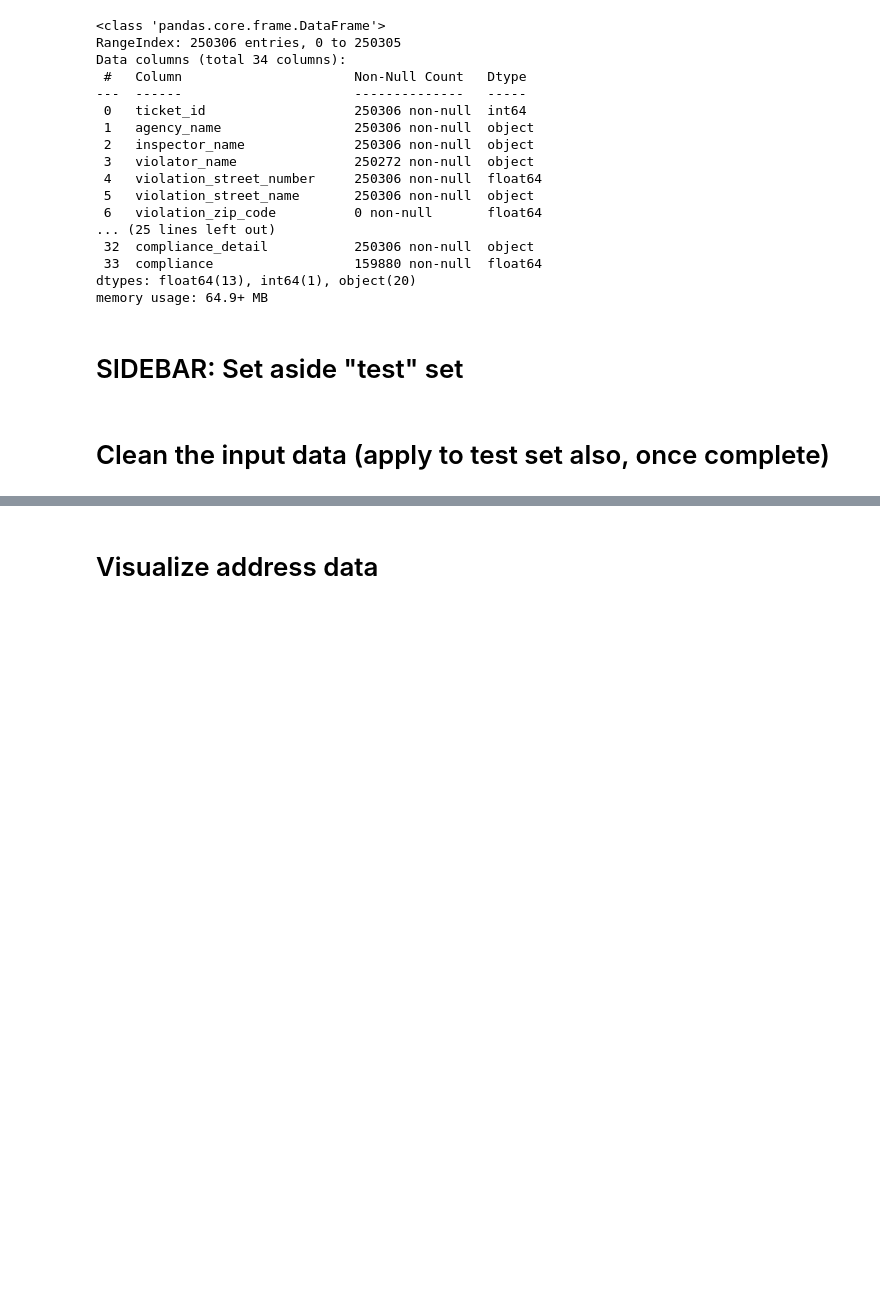
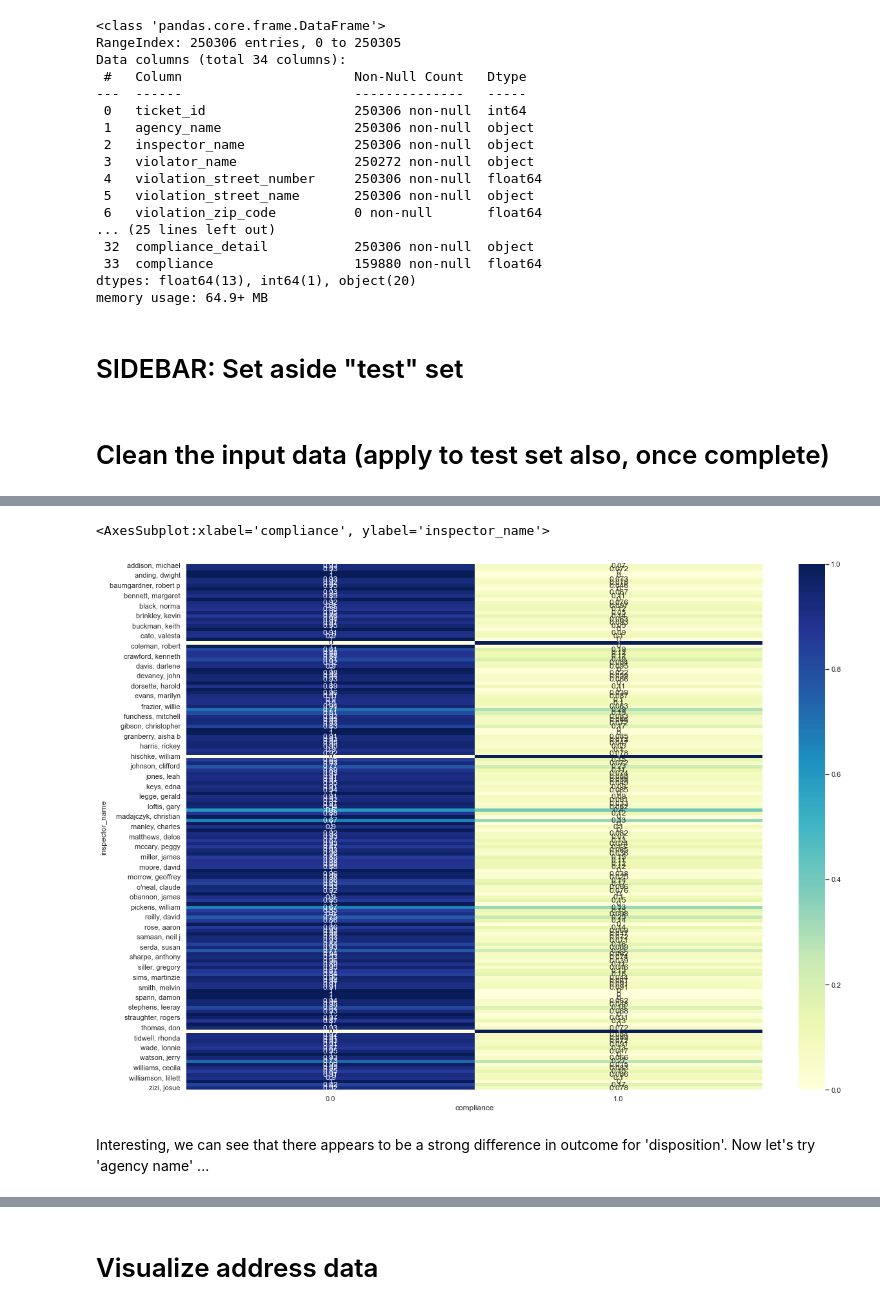
Before and after one commit to MogwaiMomo/python-coursera, a Jupyter notebook: applied ml/week4_assignment/assignment_4.ipynb, the cells around one changed output, grey strips where cells are left out. Cells and saved outputs as stored; diff of their text form; code cells hidden in the pictures; blank space fills up the shorter version.

```diff
--- a/applied ml/week4_assignment/assignment_4.ipynb
+++ b/applied ml/week4_assignment/assignment_4.ipynb
@@ -177,0 +242,5 @@ from matplotlib.colors import ListedColormap
+# %%
+low_cardinality_vars = train_set[["country", "agency_name", "disposition", "city","state", "inspector_name", "violation_description"]]
+
+for var in low_cardinality_vars:
+    print(low_cardinality_vars[var].unique())
@@ -177,0 +265,8 @@ from matplotlib.colors import ListedColormap
+# %%
+# let's explore each variable's correlation with the outcome ...
+graph_data = pd.merge(low_cardinality_vars, y_train, left_index=True, right_index=True)
+# %%
+# run contingency tables to start: https://www.geeksforgeeks.org/contingency-table-in-python/
+contingency = pd.crosstab(graph_data['inspector_name'],
+                            graph_data['compliance'], normalize="index")
+contingency.sort_values(by="1.0", ascending=False).head()
@@ -177,0 +304,7 @@ from matplotlib.colors import ListedColormap
+# %%
+sns.heatmap(contingency, annot=True, cmap="YlGnBu")
+# %% [output]
+<AxesSubplot:xlabel='compliance', ylabel='inspector_name'>
+[figure, added]
+# %% [markdown]
+Interesting, we can see that there appears to be a strong difference in outcome for 'disposition'. Now let's try 'agency name' ...
```
Also changed, not shown: parts of 35 cells of this notebook.
